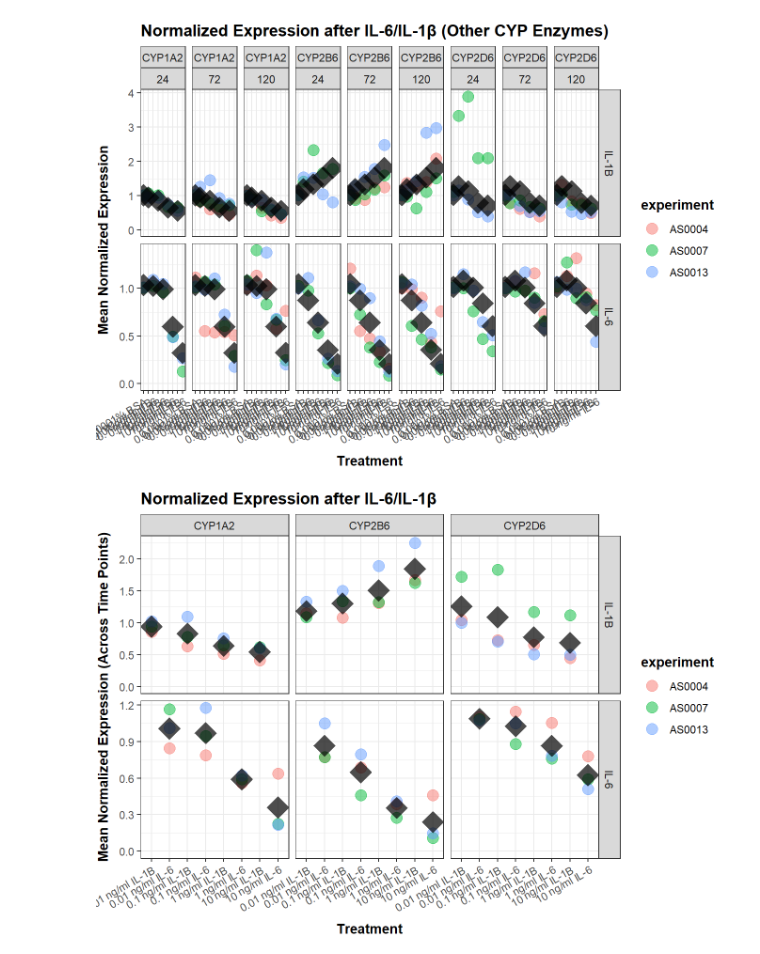
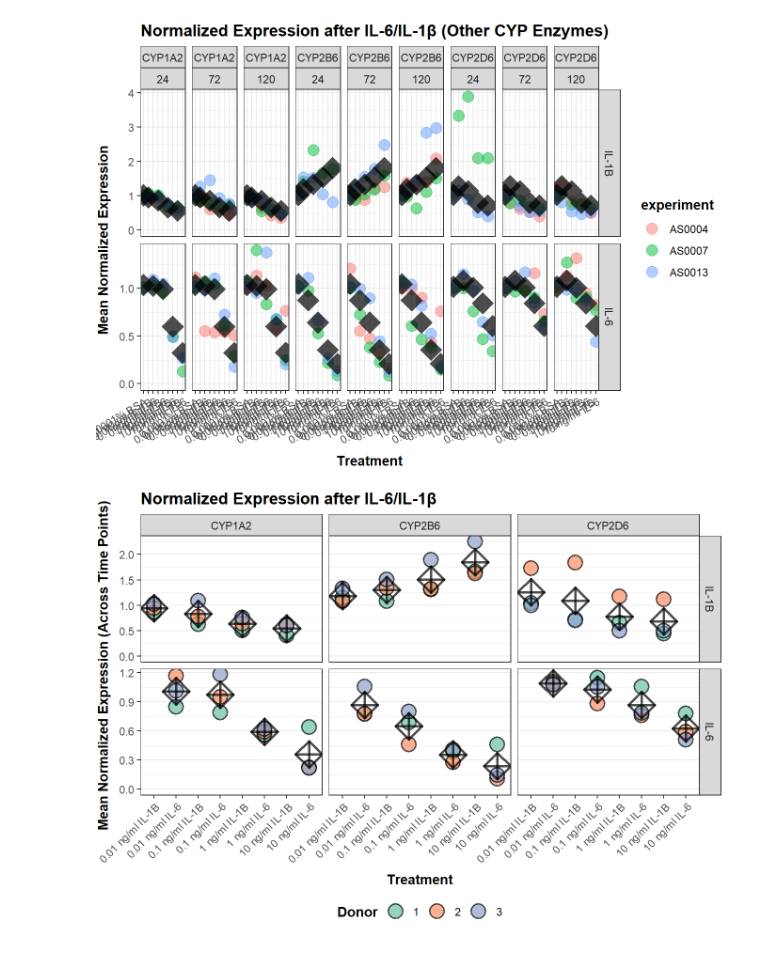
Before and after one commit to andreasludvig/inflammation_spheroids, a Jupyter notebook: notebooks/qPCR/mRNA.out.ipynb, the cells around one changed output. Cells and saved outputs as stored; diff of their text form; code cells hidden in the pictures.

```diff
--- a/notebooks/qPCR/mRNA.out.ipynb
+++ b/notebooks/qPCR/mRNA.out.ipynb
@@ -588,35 +588,61 @@ ggplot() +
 # %%
 
 # 2. Filtering for CYPs and Removing Low Concentration
 cyp_data <- cyp_data[target %like% "CYP" & !treatment %like% "0.0001% BSA"]
 
 # 3. Splitting by Condition
 cyp_data_IL6 <- cyp_data[condition == "IL-6" & target != "CYP3A4"]
 cyp_data_IL1B <- cyp_data[condition == "IL-1B" & target != "CYP3A4"]
 
 # 4. Data Preparation (Calculations)
 cyp_data_combined <- rbindlist(list(cyp_data_IL6, cyp_data_IL1B))
 
 cyp_means <- cyp_data_combined[, .(mean_normalized_expression = mean(normalized_expression)),
                                by = .(experiment, treatment, target, condition)]
 
 cyp_overall_means <- cyp_means[, .(overall_mean_normalized_expression = mean(mean_normalized_expression)),
                                 by = .(treatment, target, condition)]
 
 # 5. Plotting (This part remains the same, using ggplot2)
 ggplot() +
-  geom_point(data = cyp_means, aes(x = treatment, y = mean_normalized_expression, color = experiment), alpha = 0.5, size = 4) +
-  geom_point(data = cyp_overall_means, aes(x = treatment, y = overall_mean_normalized_expression),
-             color = "black", size = 8, shape = 18, alpha = 0.7) +
+  geom_point(data = cyp_means,
+             aes(x = treatment,
+                 y = mean_normalized_expression,
+                 fill = experiment
+                 ),
+             shape = 21,
+             alpha = 0.7,
+             size = 5,
+             stroke = 1
+             ) +
+  scale_fill_brewer(palette = "Set2", labels = c("1", "2", "3")) +
+  geom_point(data = cyp_overall_means,
+             aes(x = treatment,
+                 y = overall_mean_normalized_expression
+                 ),
+             fill = "black",
+             color = "black",
+             size = 6,
+             shape = 9,
+             alpha = 0.7,
+             stroke = 1.5
+             ) +
   scale_y_continuous(limits = c(0, NA)) +
   facet_grid(condition ~ target, scales = "free_y") +
-  labs(x = "Treatment", y = "Mean Normalized Expression (Across Time Points)", title = "Normalized Expression after IL-6/IL-1β") +
+  labs(x = "Treatment",
+       y = "Mean Normalized Expression (Across Time Points)",
+       title = "Normalized Expression after IL-6/IL-1β",
+       fill = "Donor") +
   theme_bw() +
-  theme(axis.text.x = element_text(angle = 30, hjust = 1),
+  theme(axis.text.x = element_text(angle = 45, hjust = 1),
         axis.title.y = element_text(vjust = 3, face = "bold"),
         axis.title.x = element_text(vjust = -1.5, face = "bold"),
         plot.title = element_text(face = "bold"),
-        legend.title = element_text(face = "bold")
+        legend.title = element_text(face = "bold"),
+        panel.grid.major.x = element_blank(),
+        legend.position = "bottom"
   )
+
+# ggsave(filename = here("notebooks/qPCR/output/mrna-rest.png"), device = "png", dpi = "retina")
 # %% [output]
-[figure, old version]
+[figure, new version]
```
Also changed, not shown: parts of 1 cell of this notebook, 13 other files.
